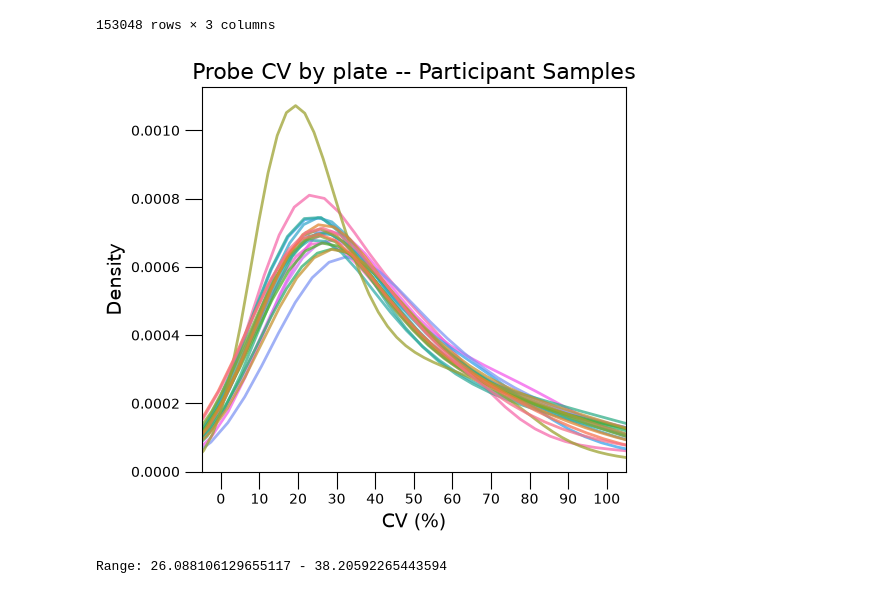
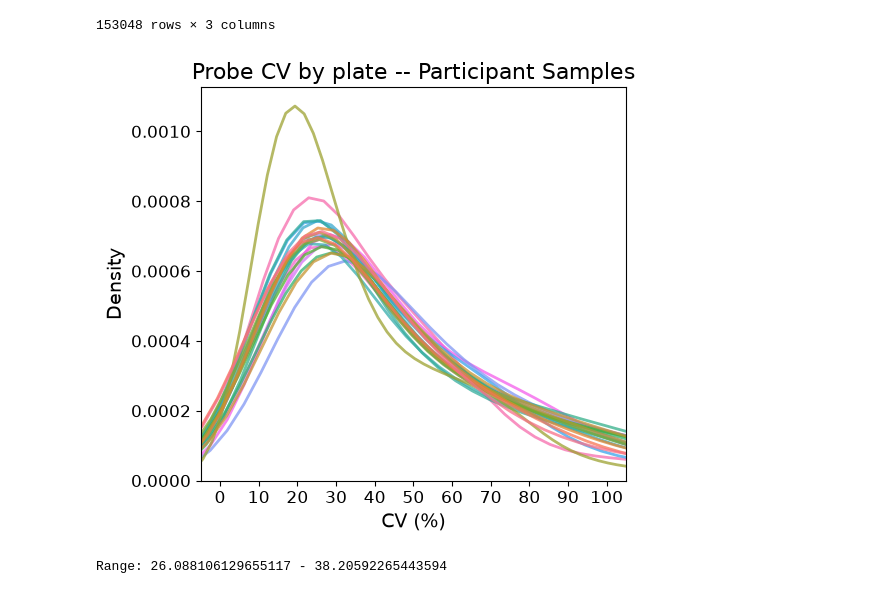
Before and after one commit to AnthonyOfSeattle/affinity-proteomics-notebook, a Jupyter notebook: work/2026_09_09_investigating_candia_dispersion.ipynb, the cells around one changed output. Saved outputs shown, nothing was run; the diff lists cells and outputs as text; code cells hidden in the pictures.

```diff
--- a/work/2026_09_09_investigating_candia_dispersion.ipynb
+++ b/work/2026_09_09_investigating_candia_dispersion.ipynb
@@ -301,27 +301,27 @@ nonreplicated_sample_cv_by_plate
 # %%
 fig = plt.figure(figsize = [5.5, 5])
 
 ax = sns.kdeplot(
     data=nonreplicated_sample_cv_by_plate,
     x="cv",
     hue="PlateId",
     linewidth = 2,
     alpha = .75
 )
 
 plt.xlabel("CV (%)", size = 14)
 plt.ylabel("Density", size = 14)
 handles = ax.get_legend().remove()
-plt.tick_params(size = 12)
+plt.tick_params(labelsize = 12)
 plt.xticks(list(range(0, 110, 10)))
 plt.xlim(-5, 105)
 
 plt.title("Probe CV by plate -- Participant Samples", size = 16)
 plt.tight_layout()
 plt.savefig("../results/2026_09_09_investigating_candia_dispersion/probe_cv_by_plate_samples.svg")
 plt.show()
 # %% [output]
-[figure, old version]
+[figure, new version]
 # %%
 cvs = nonreplicated_sample_cv_by_plate[nonreplicated_sample_cv_by_plate.cv < 100].groupby("PlateId").cv.median().rename("MedianCV").reset_index()
 print(f"Range: {cvs.MedianCV.min()} - {cvs.MedianCV.max()}")
```
Also changed, not shown: parts of 5 cells of this notebook, 6 other files.
